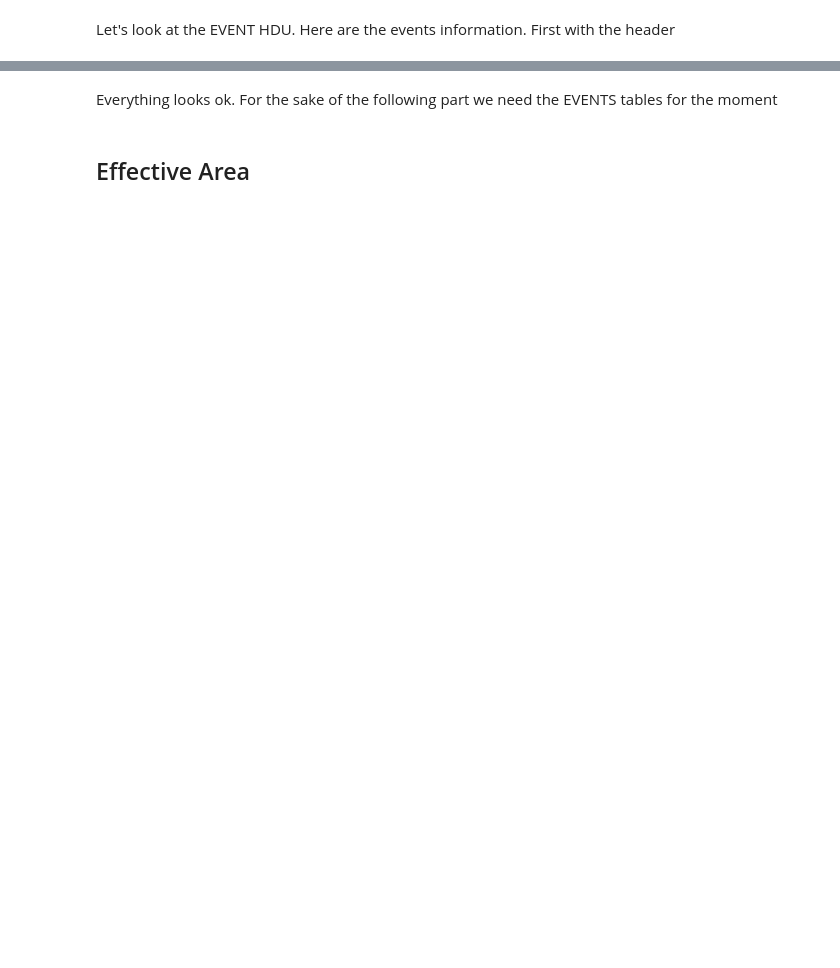
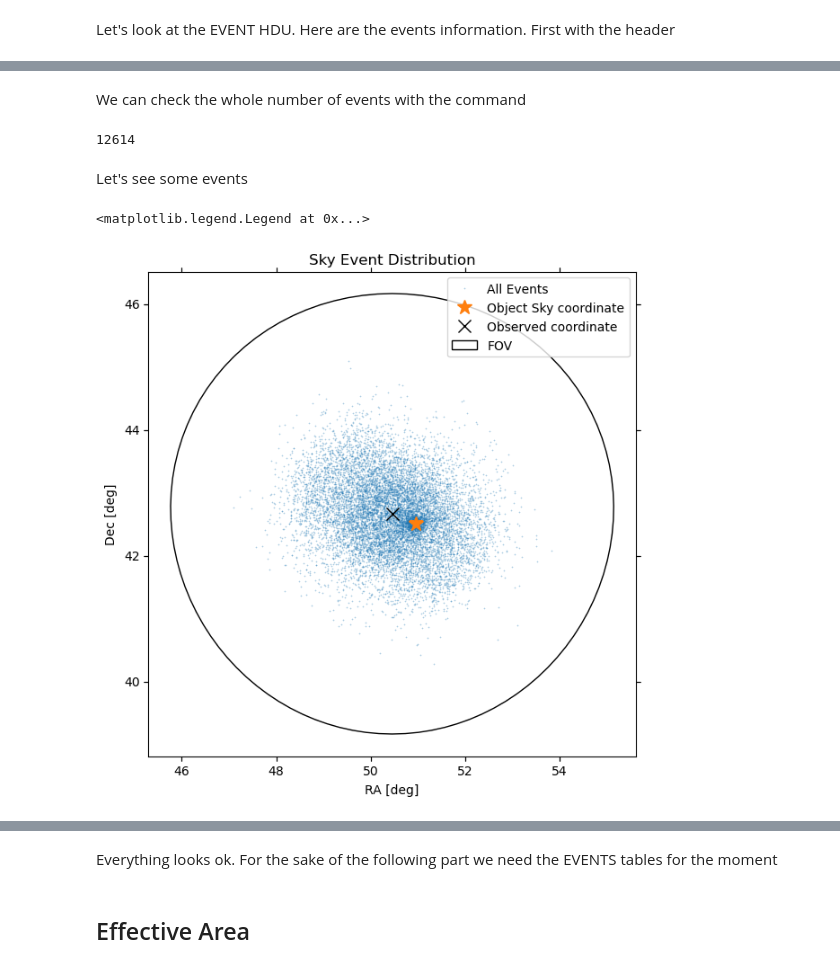
Before and after one commit to datacamp-astro/2022-arqus-bergen, a Jupyter notebook: hands_on/2_data_select_bin/data_selection_binning.ipynb, the cells around one changed output, grey strips where cells are left out. Drawn from its saved outputs; the diff is of its cells as text; code cells hidden in the pictures; blank space fills up the shorter version.

```diff
--- a/hands_on/2_data_select_bin/data_selection_binning.ipynb
+++ b/hands_on/2_data_select_bin/data_selection_binning.ipynb
@@ -102,0 +176,6 @@ events.data
+# %%
+# Useful parameters from the EVENT header.
+ra_obj  = events.header['RA_OBJ']
+dec_obj = events.header['DEC_OBJ']
+ra_pnt  = events.header['RA_PNT']
+dec_pnt = events.header['DEC_PNT']
@@ -102,0 +184,3 @@ events.data
+# %%
+pointing_pos =  SkyCoord( events.header.get('RA_PNT') *u.deg,   events.header.get('DEC_PNT') *u.deg )
+source_pos   =  SkyCoord.from_name(events.header.get('OBJECT'))
@@ -103,5 +224,11 @@ events.data
+# %% [markdown]
+We can check the whole number of events with the command
 # %%
-Table(events.data)
+len(events.data)
+# %% [output]
+12614
+# %% [markdown]
+Let's see some events
 # %%
 en  = events.data['ENERGY']
 t   = events.data['TIME']
@@ -112,0 +240,21 @@ dy  = events.data['DETY']
+# %%
+# Direction of the events
+fig, ax =  plt.subplots(figsize=(7,7))
+ax = plt.subplot(projection=wcs)
+
+
+ax.plot(ra,dec,marker='s', markersize='0.2',linewidth='0',alpha=0.5, label="All Events")
+ax.plot(ra_obj,dec_obj, marker="*", markersize="12",linewidth='0', label="Object Sky coordinate")
+ax.plot(ra_pnt,dec_pnt, marker="x", color = 'black', markersize="10", linewidth='0', label="Observed coordinate")
+
+
+fov = SphericalCircle( (pointing_pos.ra, pointing_pos.dec),
+                    3.5 * u.deg,   edgecolor='black', facecolor='none', label="FOV")
+ax.add_patch(fov)
+plt.ylabel('Dec [deg]')
+plt.xlabel('RA [deg]')
+plt.title('Sky Event Distribution')
+ax.legend(loc="best")
+# %% [output]
+<matplotlib.legend.Legend at 0x...>
+[figure, added]
```
Also changed, not shown: parts of 62 cells of this notebook.
